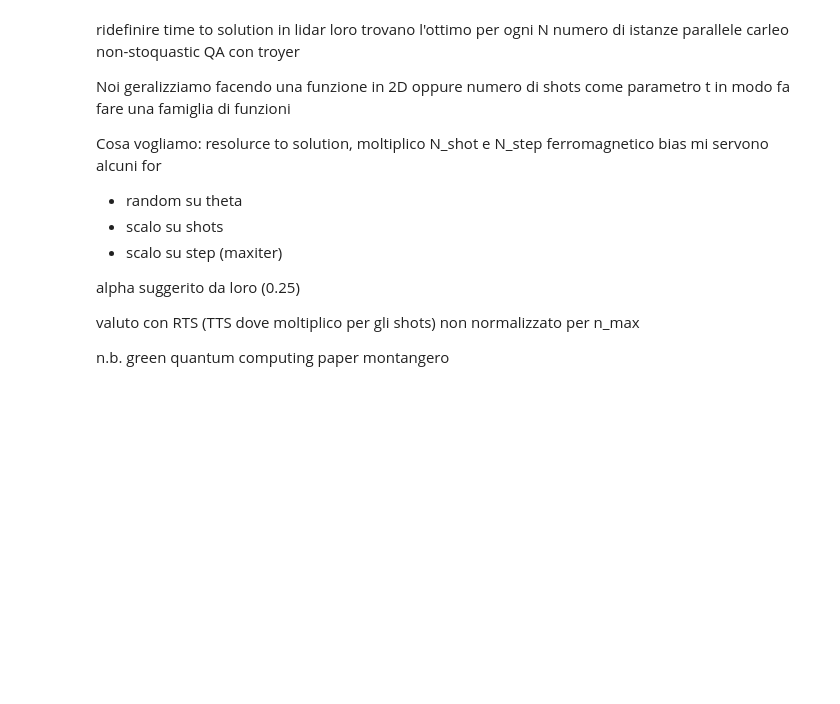
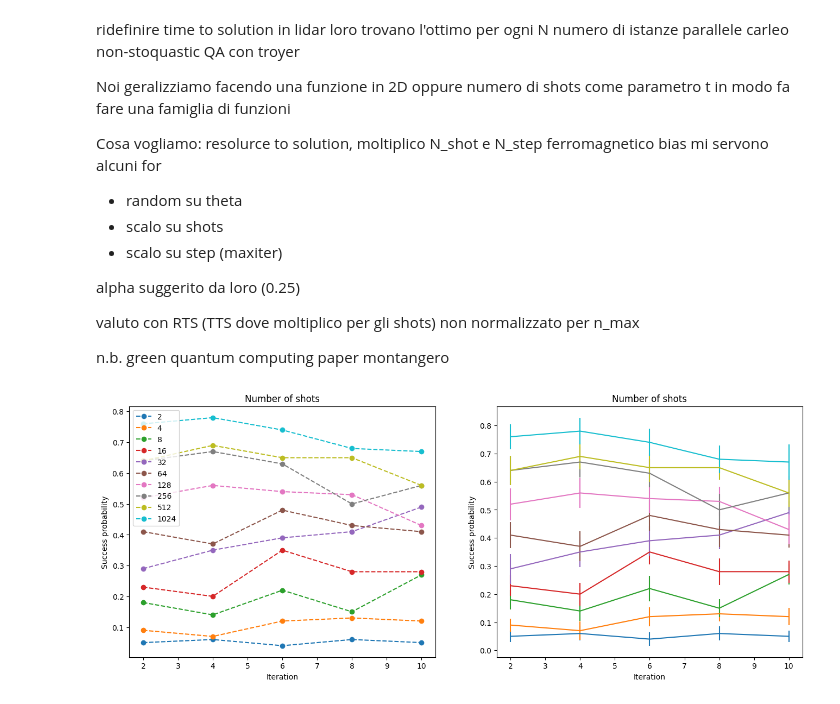
Before and after one commit to gscriva/cvar-opt, a Jupyter notebook: my_vqe.ipynb, the cells around one changed output. Saved outputs shown, nothing was run; the diff lists cells and outputs as text; code cells hidden in the pictures; blank space fills up the shorter version.

```diff
--- a/my_vqe.ipynb
+++ b/my_vqe.ipynb
@@ -117,0 +95,44 @@ with open("results.json", "w") as outfile:
+# %%
+import os
+import json
+
+dir_path = "results/n4/"
+
+p_succ = []
+sigma_p = []
+for filename in os.listdir(dir_path):
+    filename = dir_path + filename
+    with open(filename, "r") as file:
+        data = json.load(file)
+    succ = []
+    for run in data:
+        succ.append(run["global_min"])
+    p_succ.append(np.asarray(succ).mean())
+    sigma_p.append(np.asarray(succ).reshape(5,-1).mean(0).std(ddof=1) / np.sqrt(20))
+# %%
+p_succ = np.asarray(p_succ).reshape((-1,5))
+sigma_p = np.asarray(sigma_p).reshape((-1,5))
+# %%
+legend = ["2", "4", "8", "16", "32", "64", "128", "256", "512", "1024"]
+
+fig, (ax1, ax2) = plt.subplots(1,2, figsize=(16,6))
+
+for i, d in enumerate(p_succ):
+    ax1.plot(np.arange(2,12,2), d, '--o', label=legend[i])
+    ax2.errorbar(np.arange(2,12,2), d, yerr=sigma_p[i,:], label=legend[i])
+
+ax1.set_title('Number of shots')
+
+ax1.set_xlabel('Iteration')
+ax1.set_ylabel('Success probability')
+
+ax2.set_title('Number of shots')
+
+ax2.set_xlabel('Iteration')
+ax2.set_ylabel('Success probability')
+
+ax1.legend()
+
+plt.savefig("iter_prob.png")
+# %% [output]
+[figure, added]
```
Also changed, not shown: parts of 4 cells of this notebook, 1 other file.
